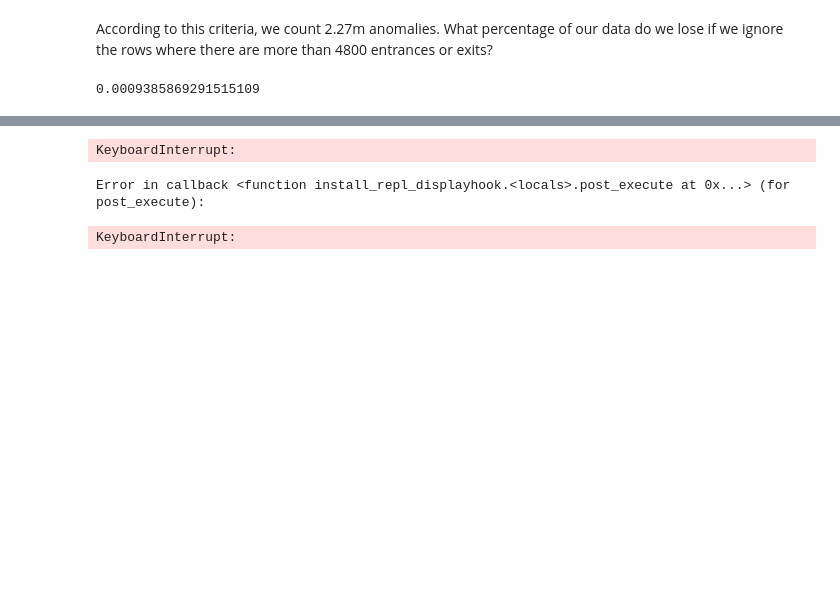
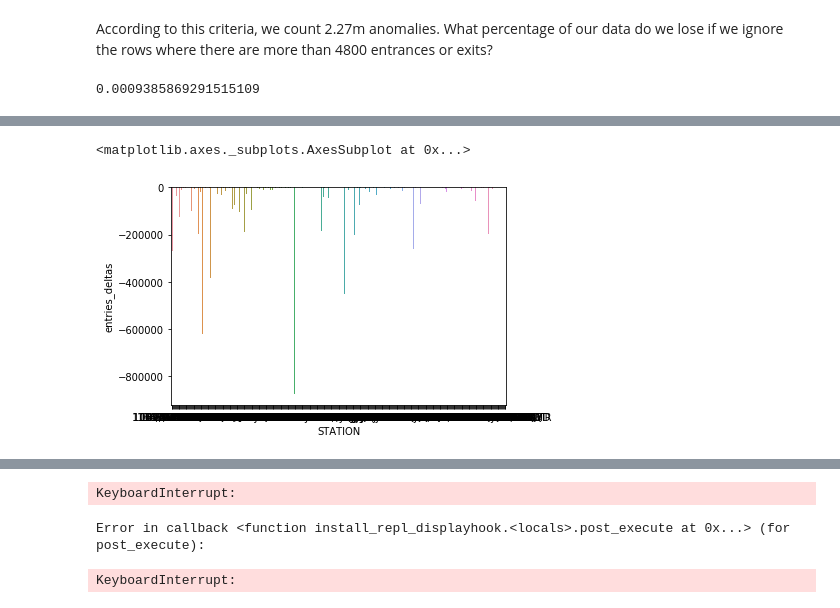
Before and after one commit to collindching/MTA-Turnstile-Analysis, a Jupyter notebook: Turnstile Data Analysis (Collin).ipynb, the cells around one changed output, grey strips where cells are left out. Saved outputs shown, nothing was run; the diff lists cells and outputs as text; code cells hidden in the pictures; blank space fills up the shorter version.

Commit message:
first visualization

```diff
--- a/Data Analysis.ipynb
+++ b/Turnstile Data Analysis (Collin).ipynb
@@ -204,0 +205,2 @@ For the rows greater than 4800, we impute using...
+# %%
+weekdays = weekdays[(weekdays['entries_deltas'] <= 4800) & (weekdays['exits_deltas'] <= 4800)]
@@ -210,0 +229,2 @@ For the rows greater than 4800, we impute using...
+# %%
+stations = weekdays.groupby(['STATION'],as_index=False)['entries_deltas','exits_deltas'].mean()
@@ -210,0 +247,5 @@ For the rows greater than 4800, we impute using...
+# %%
+sns.barplot(stations['STATION'],stations['entries_deltas']);
+# %% [output]
+<matplotlib.axes._subplots.AxesSubplot at 0x...>
+[figure, added]
```
Also changed, not shown: parts of 13 cells of this notebook.
